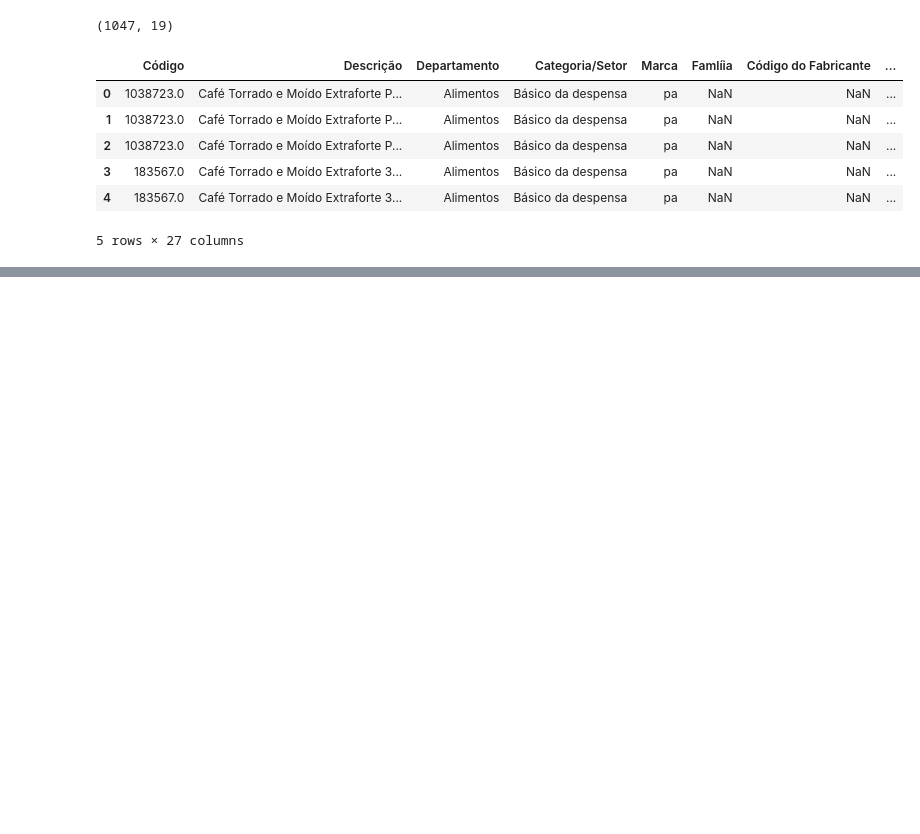
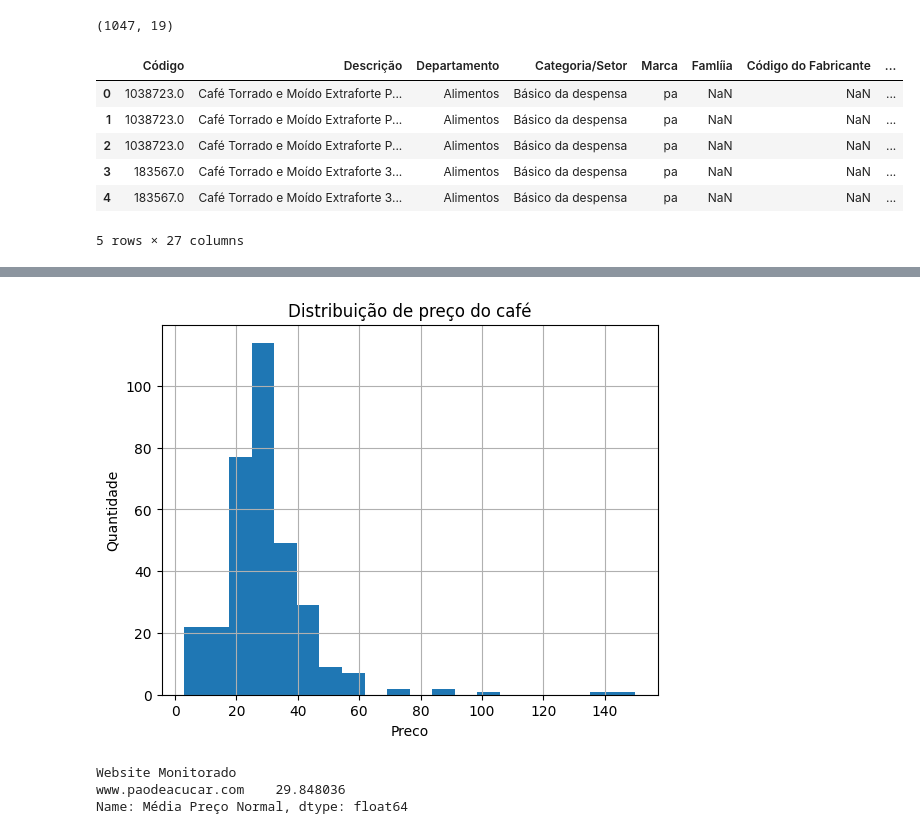
Before and after one commit to PauloViniciusR/Proj_, a Jupyter notebook: index.ipynb, the cells around one changed output, grey strips where cells are left out. Saved outputs shown, nothing was run; the diff lists cells and outputs as text; code cells hidden in the pictures; blank space fills up the shorter version.

```diff
--- a/index.ipynb
+++ b/index.ipynb
@@ -1,9 +1,11 @@
 # %%
 import pandas as pd
+import matplotlib.pyplot as plt
+import seaborn as sns
 
 mambo = pd.read_csv("base/mambo.csv")
 marche = pd.read_csv("base/marche.csv")
-base_cafe = pd.read_excel("base/base_cafe.xlsx", sheet_name="dados")
+base_cafe = pd.read_csv("base/base_cafe.csv")
 # %%
 mambo.head()
 # %% [output]
@@ -49,3 +51,11 @@ base_total.head()
 | 3 | 183567.0 | Café Torrado e Moído Extraforte 3... | Alimentos | Básico da despensa | pa | NaN | NaN | ... |
 | 4 | 183567.0 | Café Torrado e Moído Extraforte 3... | Alimentos | Básico da despensa | pa | NaN | NaN | ... |
 5 rows × 27 columns
+# %%
+base_recente = (
+    base_cafe
+    .sort_values("Data")
+    .groupby("Código")
+    .last()
+    .reset_index()
+)
@@ -51,0 +102,16 @@ base_total.head()
+# %%
+base_recente["Média Preço Normal"].hist(bins=20)
+
+plt.title("Distribuição de preço do café")
+plt.xlabel("Preco")
+plt.ylabel("Quantidade")
+
+plt.show()
+# %% [output]
+[figure, added]
+# %%
+base_recente.groupby("Website Monitorado")["Média Preço Normal"].mean()
+# %% [output]
+Website Monitorado
+www.paodeacucar.com    29.848036
+Name: Média Preço Normal, dtype: float64
```
Also changed, not shown: parts of 32 cells of this notebook, 5 other files.
